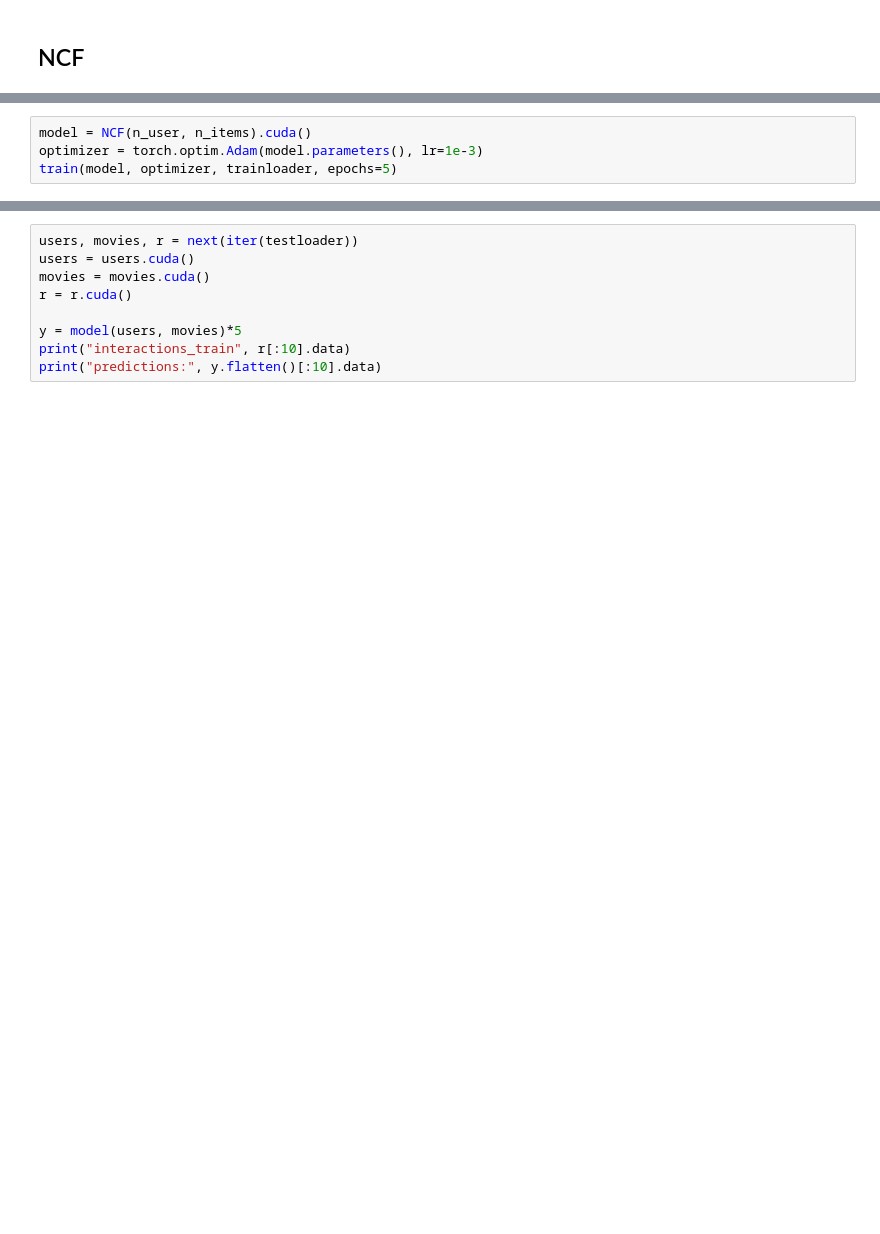
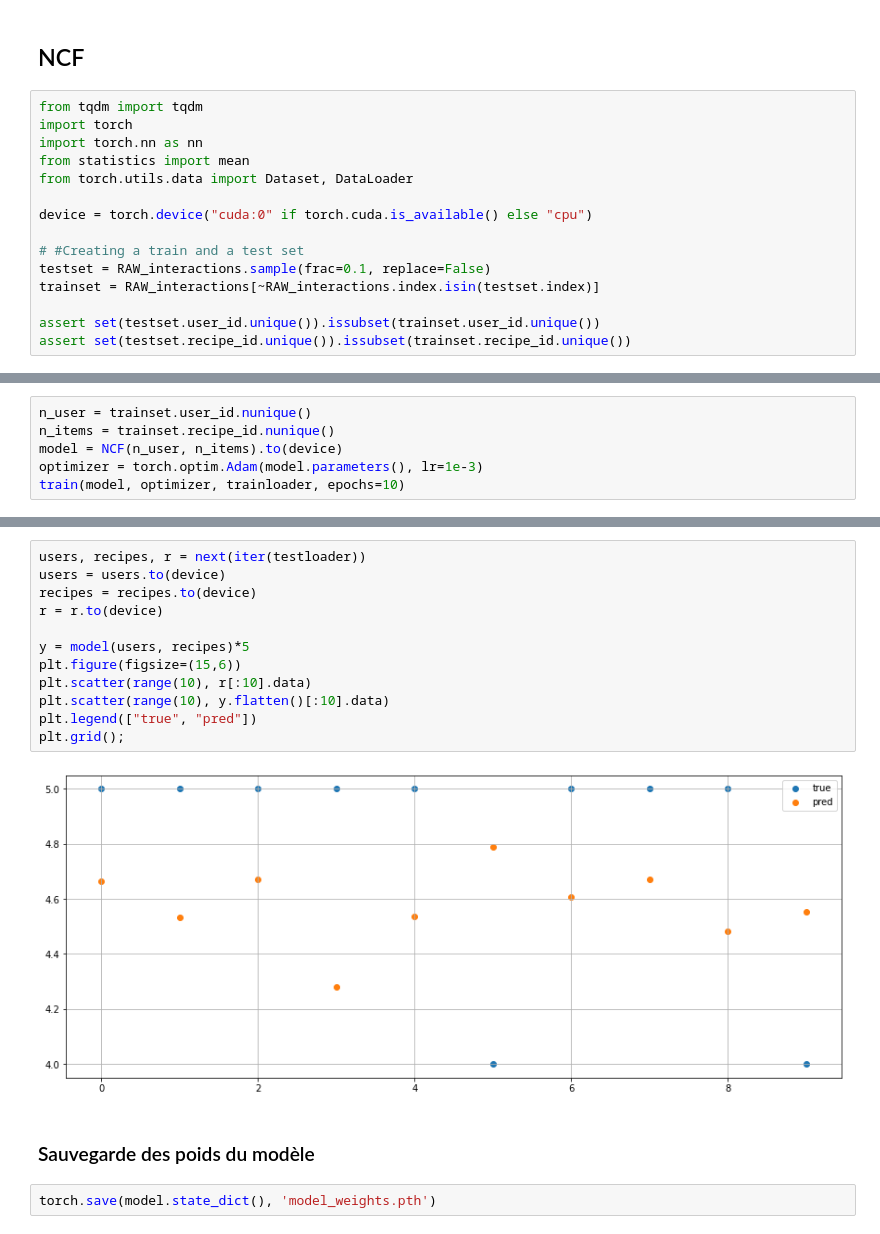
Before and after one commit to DavidBert/projet_MODIA, a Jupyter notebook: part_3.ipynb, the cells around one changed output, grey strips where cells are left out. Saved outputs shown, nothing was run; the diff lists cells and outputs as text; blank space fills up the shorter version.

```diff
--- a/part_3.ipynb
+++ b/part_3.ipynb
@@ -84,3 +87,18 @@ recipe_id
 dtype: float64
 # %% [markdown]
 ## NCF
+# %%
+from tqdm import tqdm
+import torch
+import torch.nn as nn
+from statistics import mean
+from torch.utils.data import Dataset, DataLoader
+
+device = torch.device("cuda:0" if torch.cuda.is_available() else "cpu")
+
+# #Creating a train and a test set
+testset = RAW_interactions.sample(frac=0.1, replace=False)
+trainset = RAW_interactions[~RAW_interactions.index.isin(testset.index)]
+
+assert set(testset.user_id.unique()).issubset(trainset.user_id.unique())
+assert set(testset.recipe_id.unique()).issubset(trainset.recipe_id.unique())
@@ -108,8 +170,10 @@ class NCF(nn.Module):
         # Concat the two embedding layers
         z = torch.cat([u, i], dim=-1)
         return self.predictor(z)
-# %%
-model = NCF(n_user, n_items).cuda()
-optimizer = torch.optim.Adam(model.parameters(), lr=1e-3)
-train(model, optimizer, trainloader, epochs=5)
+# %%
+n_user = trainset.user_id.nunique()
+n_items = trainset.recipe_id.nunique()
+model = NCF(n_user, n_items).to(device)
+optimizer = torch.optim.Adam(model.parameters(), lr=1e-3)
+train(model, optimizer, trainloader, epochs=10)
 # %%
@@ -117,9 +206,18 @@ test(model, testloader)
 # %%
-users, movies, r = next(iter(testloader))
-users = users.cuda()
-movies = movies.cuda()
-r = r.cuda()
+users, recipes, r = next(iter(testloader))
+users = users.to(device)
+recipes = recipes.to(device)
+r = r.to(device)
 
-y = model(users, movies)*5
-print("interactions_train", r[:10].data)
-print("predictions:", y.flatten()[:10].data)
+y = model(users, recipes)*5
+plt.figure(figsize=(15,6))
+plt.scatter(range(10), r[:10].data)
+plt.scatter(range(10), y.flatten()[:10].data)
+plt.legend(["true", "pred"])
+plt.grid();
+# %% [output]
+[figure, added]
+# %% [markdown]
+### Sauvegarde des poids du modèle
+# %%
+torch.save(model.state_dict(), 'model_weights.pth')
```
Also changed, not shown: parts of 13 cells of this notebook.
